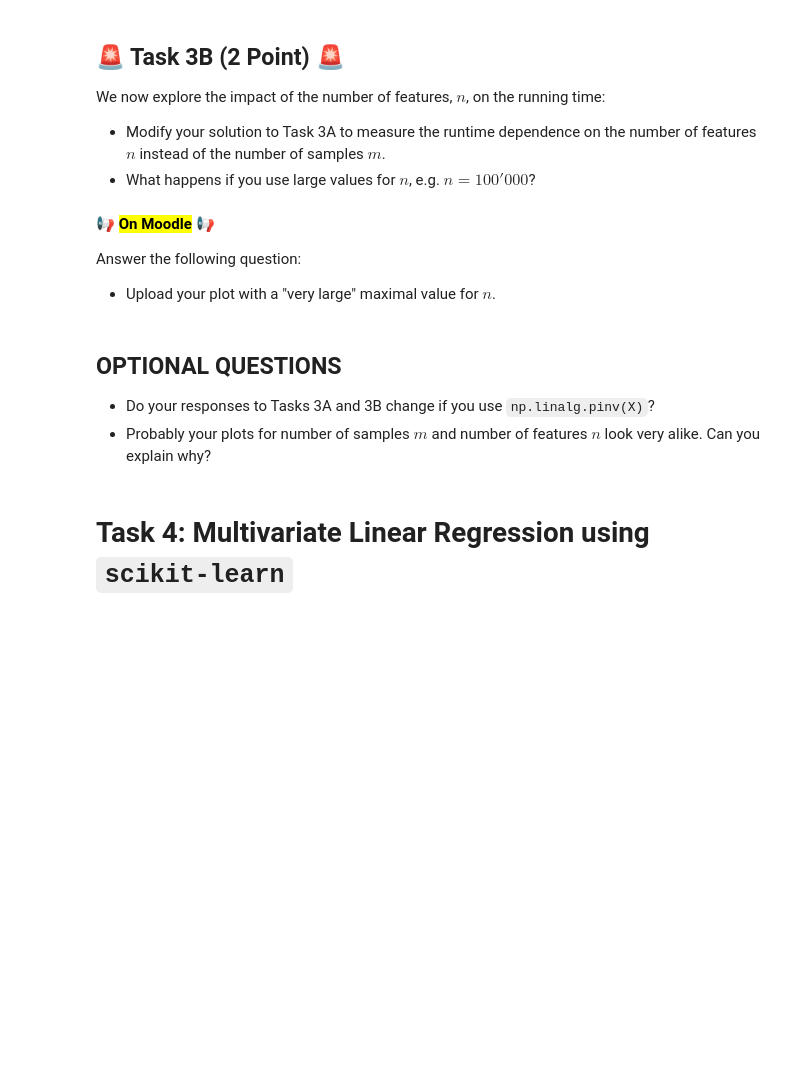
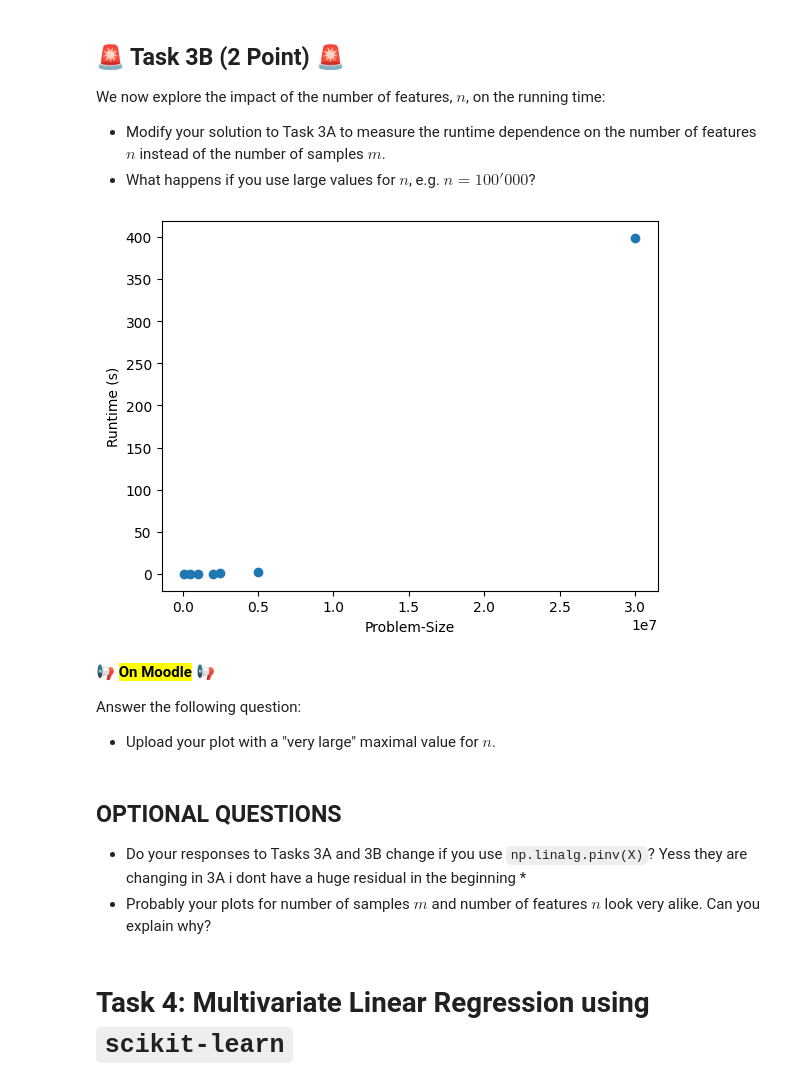
Before and after one commit to janneszuend/MLDM, a Jupyter notebook: Lab2/mldm-praktikum-2.ipynb, the cells around one changed output. Cells and saved outputs as stored; diff of their text form; code cells hidden in the pictures; blank space fills up the shorter version.

```diff
--- a/Lab2/mldm-praktikum-2.ipynb
+++ b/Lab2/mldm-praktikum-2.ipynb
@@ -255,3 +277,35 @@ We now explore the impact of the number of features, $n$, on the running time:
+# %%
+# TODO
+import time
+sizes = []
+times = []
+m = 1000
+rng = np.random.default_rng(RANDOM_SEED)
+
+for n in [100, 500, 1000, 2000, 2500, 5000, 30000]:
+  # TODO create a dataset with m samples and n dimensions, we provide a helper function for this!
+  X, y = create_random_data(m, n)
+
+  start_time = time.monotonic()
+
+  # enter the code you want to time here
+  theta = (np.linalg.inv(X.T @ X) @ X.T) @ y
+  y_pred = X @ theta
+
+  elapsed = time.monotonic() - start_time
+
+  # TODO what is the input size of the problem
+  problem_size = m*n
+
+  sizes.append(problem_size)
+  times.append(elapsed)
+
+plt.scatter(sizes, times)
+plt.xlabel('Problem-Size')
+plt.ylabel('Runtime (s)')
+plt.show()
+# %% [output]
+[figure, added]
 # %% [markdown]
 📢 **<mark>On Moodle</mark>** 📢
 
@@ -262,6 +316,8 @@ Answer the following question:
 ## OPTIONAL QUESTIONS
 
 * Do your responses to Tasks 3A and 3B change if you use `np.linalg.pinv(X)`?
+  Yess they are changing in 3A i dont have a huge residual in the beginning
+  *
 * Probably your plots for number of samples $m$ and number of features $n$ look very alike. Can you explain why?
 # %% [markdown]
 # Task 4: Multivariate Linear Regression using `scikit-learn`
```
Also changed, not shown: parts of 10 cells of this notebook.
